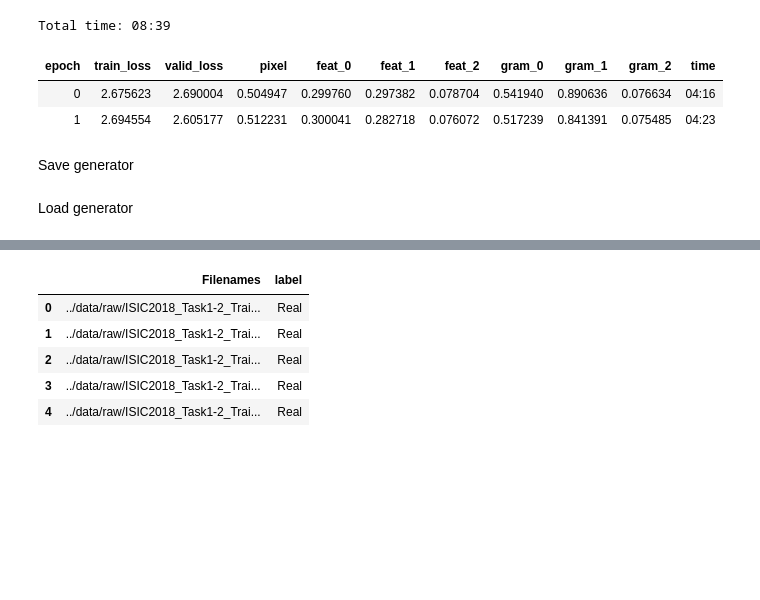
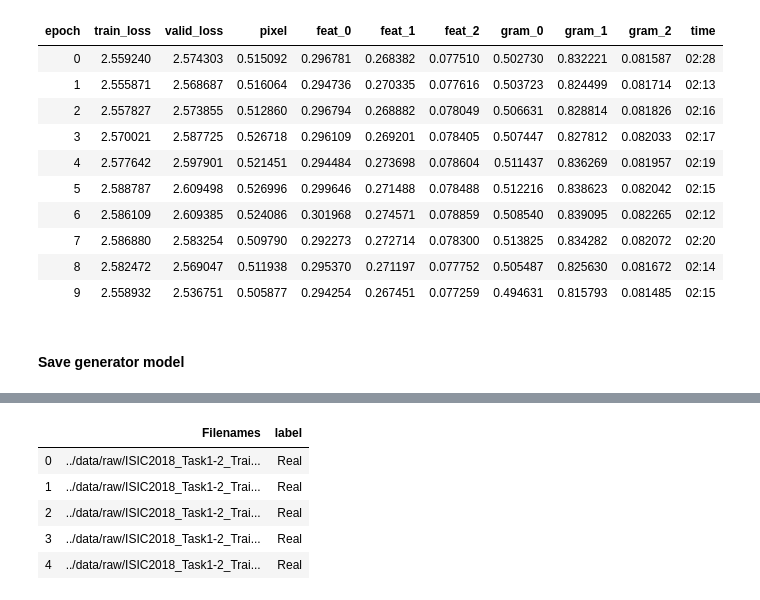
Before and after one commit to Fossen93/Project_DAT300, a Jupyter notebook: notebooks/superresgan.ipynb, the cells around one changed output, grey strips where cells are left out. Saved outputs shown, nothing was run; the diff lists cells and outputs as text; code cells hidden in the pictures; blank space fills up the shorter version.

```diff
--- a/notebooks/superresgan.ipynb
+++ b/notebooks/superresgan.ipynb
@@ -72,3 +74,3 @@ wd = 1e-3
 # %%
-generator = unet_learner(data_gen, arch, wd=wd, loss_func=feat_loss, callback_fns=LossMetrics,
-                 blur=True, norm_type=NormType.Weight, model_dir=Path('../../../models'))
+generator = unet_learner(data_gen, arch, wd=weight_decay, loss_func=feat_loss, callback_fns=LossMetrics,
+                 blur=True, norm_type=NormType.Weight)
@@ -76,0 +86,5 @@ Pretrain generator
+# %%
+model_id = 'ecc55e'
+model_type = 'superresgan'
+# %%
+generator.model.load_state_dict(torch.load(path_models + '/generator/' + model_type + '/' + model_id + '_a.pth'))
@@ -81,3 +109,3 @@ gc.collect()
 # %%
-generator.fit_one_cycle(2, slice(2e-3), pct_start=0.9)
+generator.fit_one_cycle(epochs, slice(2e-3), pct_start=0.9)
 # %% [output]
@@ -88,10 +123,15 @@ Total time: 08:46
 # %%
 generator.unfreeze()
-generator.fit_one_cycle(2, slice(1e-5,2e-3), pct_start=0.9)
+generator.fit_one_cycle(epochs, slice(1e-5,2e-3), pct_start=0.9)
 # %% [output]
-Total time: 08:39
 | epoch | train_loss | valid_loss | pixel | feat_0 | feat_1 | feat_2 | gram_0 | gram_1 | gram_2 | time |
-| 0 | 2.675623 | 2.690004 | 0.504947 | 0.299760 | 0.297382 | 0.078704 | 0.541940 | 0.890636 | 0.076634 | 04:16 |
-| 1 | 2.694554 | 2.605177 | 0.512231 | 0.300041 | 0.282718 | 0.076072 | 0.517239 | 0.841391 | 0.075485 | 04:23 |
+| 0 | 2.559240 | 2.574303 | 0.515092 | 0.296781 | 0.268382 | 0.077510 | 0.502730 | 0.832221 | 0.081587 | 02:28 |
+| 1 | 2.555871 | 2.568687 | 0.516064 | 0.294736 | 0.270335 | 0.077616 | 0.503723 | 0.824499 | 0.081714 | 02:13 |
+| 2 | 2.557827 | 2.573855 | 0.512860 | 0.296794 | 0.268882 | 0.078049 | 0.506631 | 0.828814 | 0.081826 | 02:16 |
+| 3 | 2.570021 | 2.587725 | 0.526718 | 0.296109 | 0.269201 | 0.078405 | 0.507447 | 0.827812 | 0.082033 | 02:17 |
+| 4 | 2.577642 | 2.597901 | 0.521451 | 0.294484 | 0.273698 | 0.078604 | 0.511437 | 0.836269 | 0.081957 | 02:19 |
+| 5 | 2.588787 | 2.609498 | 0.526996 | 0.299646 | 0.271488 | 0.078488 | 0.512216 | 0.838623 | 0.082042 | 02:15 |
+| 6 | 2.586109 | 2.609385 | 0.524086 | 0.301968 | 0.274571 | 0.078859 | 0.508540 | 0.839095 | 0.082265 | 02:12 |
+| 7 | 2.586880 | 2.583254 | 0.509790 | 0.292273 | 0.272714 | 0.078300 | 0.513825 | 0.834282 | 0.082072 | 02:20 |
+| 8 | 2.582472 | 2.569047 | 0.511938 | 0.295370 | 0.271197 | 0.077752 | 0.505487 | 0.825630 | 0.081672 | 02:14 |
+| 9 | 2.558932 | 2.536751 | 0.505877 | 0.294254 | 0.267451 | 0.077259 | 0.494631 | 0.815793 | 0.081485 | 02:15 |
-# %% [markdown]
-Save generator
@@ -100,2 +137,0 @@ generator.save('superres_generator', return_path=True)
-# %% [markdown]
-Load generator
@@ -104,0 +138,2 @@ print('')
+# %% [markdown]
+#### Save generator model
```
Also changed, not shown: parts of 95 cells of this notebook, 5 other files.
